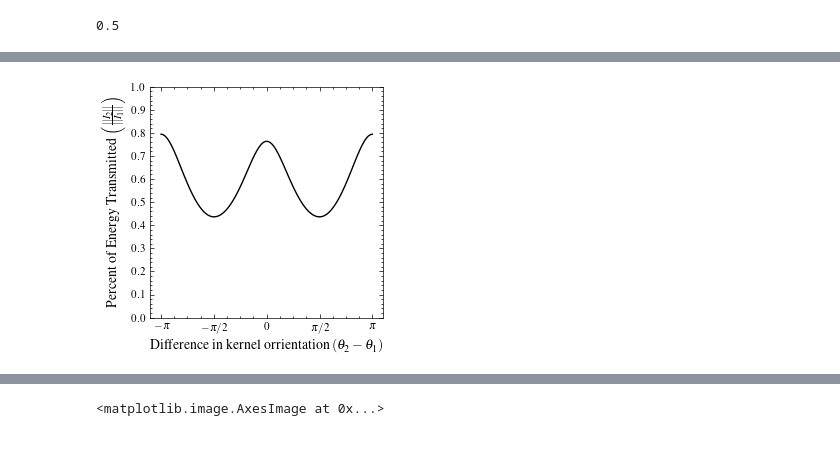
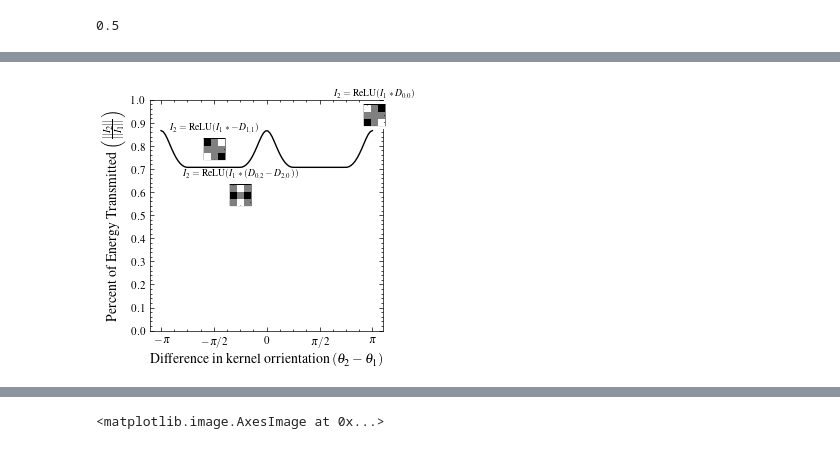
Before and after one commit to liamaltarac/miv_cvpr, a Jupyter notebook: orrientation_conv/pixel_malus_saddle.ipynb, the cells around one changed output, grey strips where cells are left out. Drawn from its saved outputs; the diff is of its cells as text; code cells hidden in the pictures.

```diff
--- a/orrientation_conv/pixel_malus_saddle.ipynb
+++ b/orrientation_conv/pixel_malus_saddle.ipynb
@@ -327,7 +406,8 @@ angle = -np.pi
 
 w = np.zeros((3,3,1,1))
 
-w[:,:,0,0] = (np.cos(2*angle))*w2 + ( np.sin(2*angle))*w1
+w[:,:,0,0] = (np.cos(2*angle))*w1 + ( np.sin(2*angle))*w2
+print(w[:,:,0,0])
 w[:,:,0,0] = w[:,:,0,0] / (tf.math.reduce_euclidean_norm(w))
 
 
@@ -371,7 +454,7 @@ tf.Tensor(34.409298, shape=(), dtype=float32)
 # %%
 angle = -np.pi
 
-w[:,:,0,0] = (np.cos(2*angle))*w2 + ( np.sin(2*angle))*w1
+w[:,:,0,0] = (np.cos(2*angle))*w1 + ( np.sin(2*angle))*w2
 w[:,:,0,0] = w[:,:,0,0] / (tf.math.reduce_euclidean_norm(w))
 
 
@@ -412,7 +495,7 @@ tf.math.reduce_euclidean_norm(i2_x)
 # %%
 angle = np.pi/4
 
-w[:,:,0,0] = (np.cos(2*angle))*w2 + ( np.sin(2*angle))*w1
+w[:,:,0,0] = (np.cos(2*angle))*w1 + ( np.sin(2*angle))*w2
 w[:,:,0,0] = w[:,:,0,0] / (tf.math.reduce_euclidean_norm(w))
 
 
@@ -471,12 +560,12 @@ fig.colorbar(im0, ax=axs[0, 0], fraction=0.046, pad=0.04)
 
 # Top-right
 im1 = axs[0, 1].imshow(i1_x[0,...,0].numpy(), cmap='viridis')
-axs[0, 1].set_title(r'$I_1 = \mathrm{ReLU}(I_0 * \nabla_x\nabla_y)$', fontsize=title_fontsize)
+axs[0, 1].set_title(r'$I_1 = \mathrm{ReLU}(I_0 * D_{1,1})$', fontsize=title_fontsize)
 fig.colorbar(im1, ax=axs[0, 1], fraction=0.046, pad=0.04)
 
 # Bottom-left
 im2 = axs[1, 0].imshow(i2_x[0,...,0].numpy(), cmap='viridis')
-axs[1, 0].set_title(r'$I_2 = \mathrm{ReLU}(I_1 *  \nabla_x\nabla_y)$', fontsize=title_fontsize)
+axs[1, 0].set_title(r'$I_2 = \mathrm{ReLU}(I_1 *  D_{1,1})$', fontsize=title_fontsize)
 fig.colorbar(im2, ax=axs[1, 0], fraction=0.046, pad=0.04)
 
 vmin = i2_x[0,...,0].numpy().min()
@@ -490,7 +579,7 @@ im3 = axs[1, 1].imshow(
     vmin=vmin,
     vmax=vmax
 )
-axs[1, 1].set_title(r'$I_2 = \mathrm{ReLU}(I_1 * (\nabla_x^2 - \nabla_y^2))$', fontsize=title_fontsize)
+axs[1, 1].set_title(r'$I_2 = \mathrm{ReLU}(I_1 * (D_{2,0}-D_{0,2}))$', fontsize=title_fontsize)
 fig.colorbar(im2, ax=axs[1, 1], fraction=0.046, pad=0.04)
 
 # Optional: tighten layout and remove axis ticks
@@ -499,7 +588,7 @@ for ax in axs.flat:
     ax.set_yticks([])
 
 fig.tight_layout()
-fig.savefig("malus_saddle_circle.pdf", dpi=600)
+fig.savefig("malus_saddle_pixel.pdf", dpi=600)
 
 plt.show()
 # %% [output]
@@ -582,35 +671,44 @@ def add_patch_with_label(ax, x, y, patch, label):
 
 
 fig, ax= plt.subplots(1,1, figsize=(3,3))
 
 ax.plot(angles,response_mag)
 
 ticks = np.arange(-np.pi, 1.5*np.pi, np.pi/2)
 labels = [r"$-\pi$", r"$-\pi/2$", r"$0$", r"$\pi/2$", r"$\pi$"]
 # Set ticks and labels on the x-axis
 ax.set_xticks(ticks=ticks, labels=labels);
 ax.set_yticks(ticks=np.arange(0,1.1, 0.1));
 
 ax.set_ylabel(r"Percent of Energy Transmitted $\left( \frac{||I_{2}||}{||I_{1}||} \right)$", fontsize=10)
 ax.set_xlabel(r"Difference in kernel orrientation $(\theta_2 - \theta_1)$", fontsize=10)
 
 # Locations along curve
 x1, y1 = -np.pi/4, response_mag[len(response_mag)//8]  # for dy
 x2, y2 = np.pi, response_mag[-1]     # for dx
 w[:,:,0,0] = (np.cos(2*np.pi))*w1 + ( np.sin(2*np.pi))*w2
 dx_kernel = w[:,:,0,0]
-#add_patch_with_label(ax, x2+0.05, y2+0.1, dx_kernel, r'$I_2 = \mathrm{ReLU}(I_1 * \nabla_y\nabla_x^2)$')
+add_patch_with_label(ax, x2+0.05, y2+0.1, dx_kernel, r'$I_2 = \mathrm{ReLU}(I_1 * D_{0,0})$')
 
 
 
-w[:,:,0,0] = (np.cos(np.pi/4))*w1 + ( np.sin(2*np.pi/4))*w2
+w[:,:,0,0] = (np.cos(2*np.pi/4))*w1 + ( np.sin(2*np.pi/4))*w2
 
 dy_kernel = w[:,:,0,0]
 
-#add_patch_with_label(ax, x1,  y1-0.09, dy_kernel, r'$I_2 = \mathrm{ReLU}(I_1 * (\nabla_x^2 - \nabla_y^2))$')
+add_patch_with_label(ax, x1,  y1-0.09, dy_kernel, r'$I_2 = \mathrm{ReLU}(I_1 * (D_{0,2} - D_{2,0}))$')
 
 
-plt.savefig('malus_curve_circle_saddle.pdf', dpi=600)
+w[:,:,0,0] = (np.cos(2*np.pi/2))*w1 + ( np.sin(2*np.pi/2))*w2
+
+dy_kernel = w[:,:,0,0]
+x3, y3 = -np.pi/2, response_mag[-1]     # for dx
+
+add_patch_with_label(ax, x3,  y3-0.05, dy_kernel, r'$I_2 = \mathrm{ReLU}(I_1 * -D_{1,1})$')
+
+
+
+plt.savefig('malus_curve_pixel_saddle.pdf', dpi=600)
 plt.show()
 # %% [output]
-[figure, old version]
+[figure, new version]
```
Also changed, not shown: parts of 20 cells of this notebook, 32 other files.
